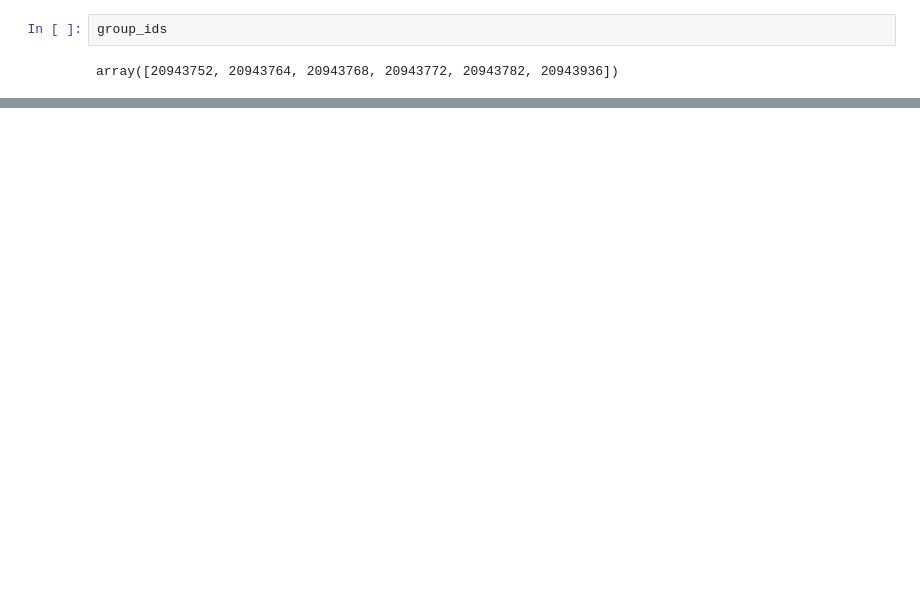
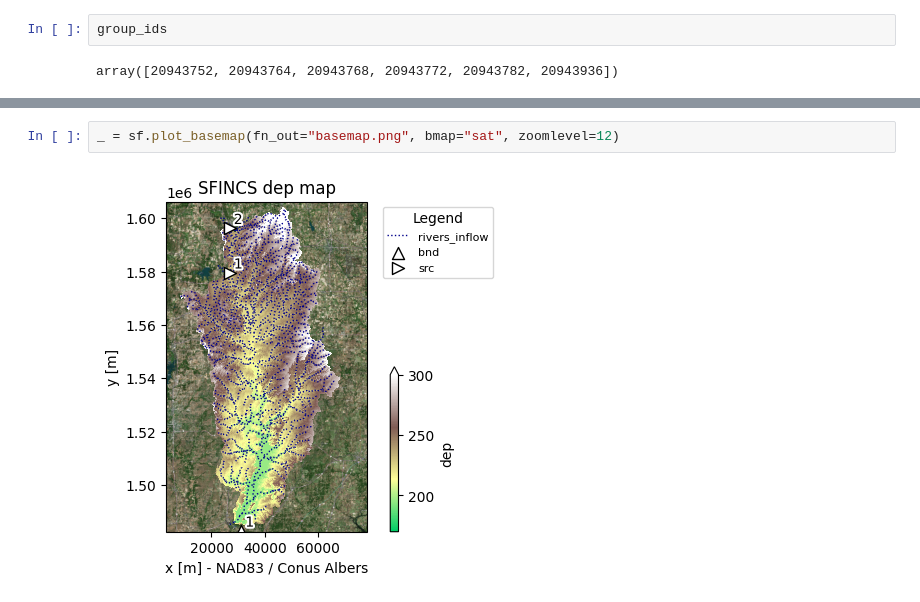
Before and after one commit to NGWPC/near_real-time_sfincs, a Jupyter notebook: notebooks/build_huc8.ipynb, the cells around one changed output, grey strips where cells are left out. Cells and saved outputs as stored; diff of their text form; blank space fills up the shorter version.

```diff
--- a/notebooks/build_huc8.ipynb
+++ b/notebooks/build_huc8.ipynb
@@ -219,0 +227,4 @@ Attributes:
+# %%
+_ = sf.plot_basemap(fn_out="basemap.png", bmap="sat", zoomlevel=12)
+# %% [output]
+[figure, added]
```
Also changed, not shown: parts of 8 cells of this notebook.
